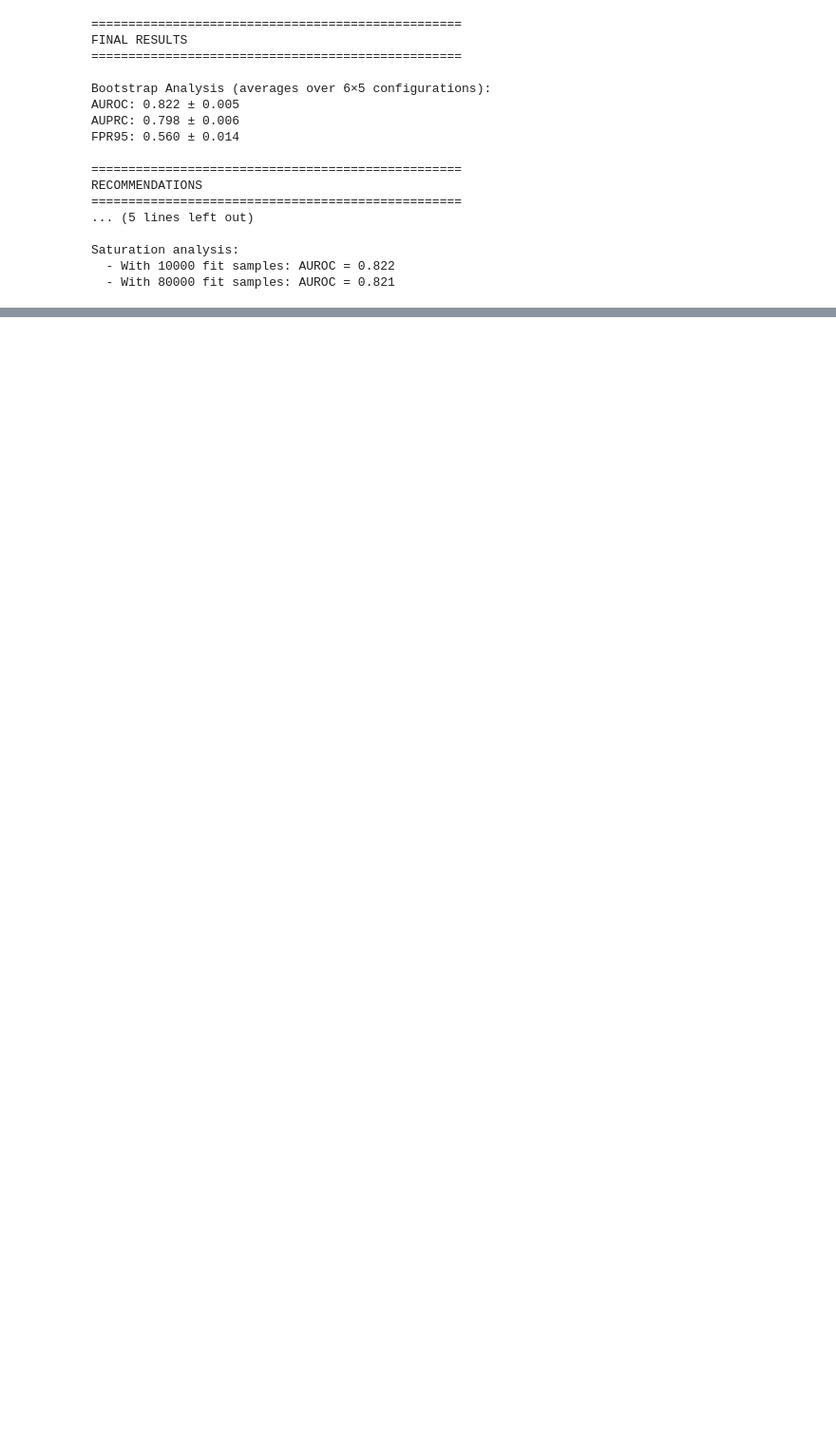
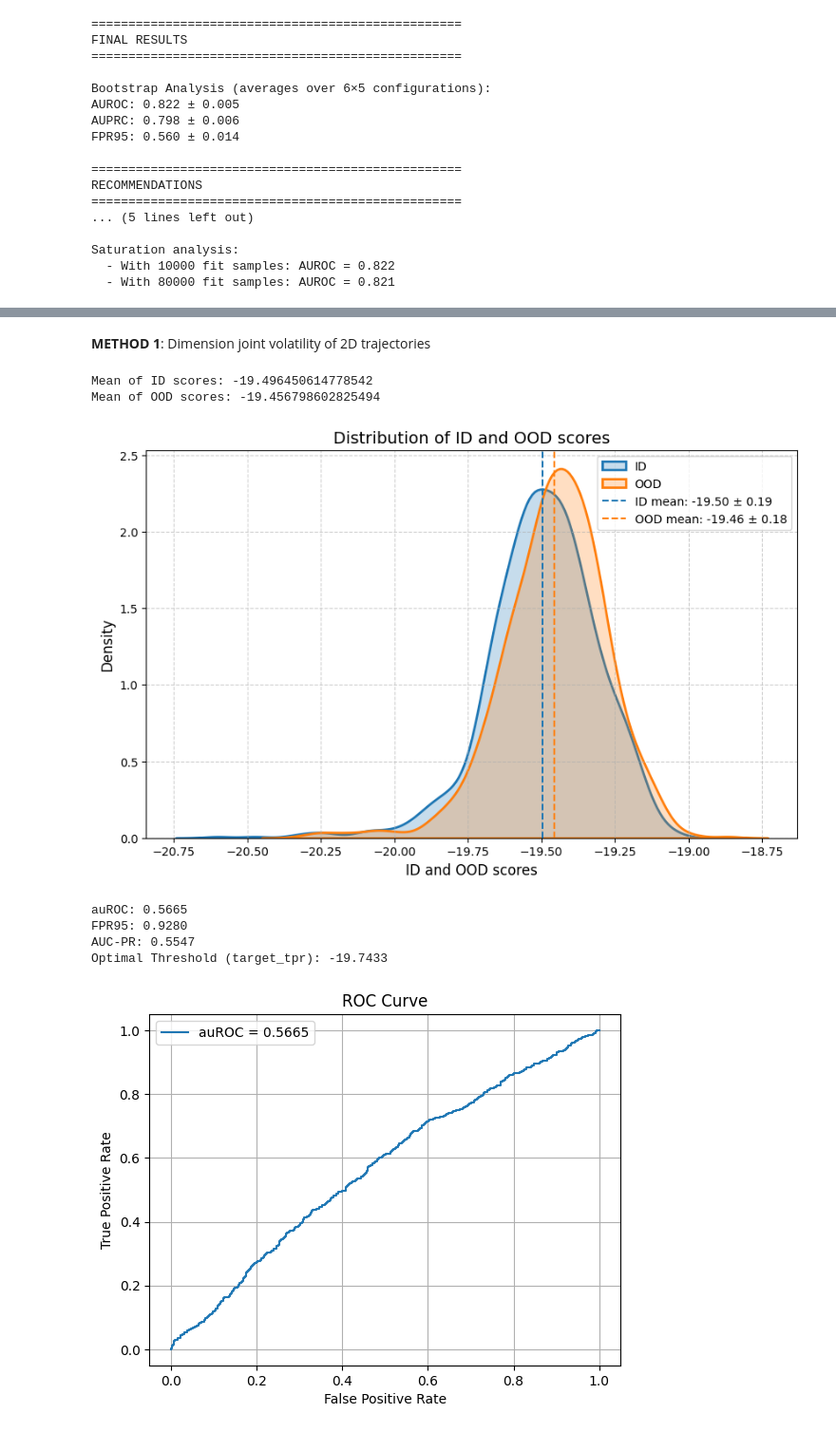
Before and after one commit to LilaR66/ood_for_hallucination_detection, a Jupyter notebook: notebooks/part2_analyze_results.ipynb, the cells around one changed output, grey strips where cells are left out. Shown at 95% size. Drawn from its saved outputs; the diff is of its cells as text; code cells hidden in the pictures; blank space fills up the shorter version.

```diff
--- a/notebooks/part2_analyze_results.ipynb
+++ b/notebooks/part2_analyze_results.ipynb
@@ -465,0 +561,57 @@ Saturation analysis:
+# %%
+# Extract 2D scores trajectories (avg_emb, last_emb, first_gen_emb
+# max_emb, feat_var_emb)
+# -----------------------------------
+emb_series = collect_layerwise_series(
+    layers=layers,
+    id_fit_data=id_fit_data,
+    id_test_data=id_test_data,
+    od_test_data=od_test_data,
+    group='hidden',
+    aggregation='last' + '_emb',
+)
+# %% [markdown]
+**METHOD 1**: Dimension joint volatility of 2D trajectories
+# %%
+# METHOD 1: Compute dimension joint volatility of 2D trajectories
+# ----------------------------------
+from src.trajectories.scalar_trajectories import compute_dimension_joint_volatility_2D
+
+scores_id  = - compute_dimension_joint_volatility_2D(emb_series['id_test'])  ### /.\ I put minus
+scores_ood = - compute_dimension_joint_volatility_2D(emb_series['od_test'])  ### /.\ I put minus
+
+print("Mean of ID scores:", np.mean(scores_id))
+print("Mean of OOD scores:", np.mean(scores_ood))
+# %% [output]
+Mean of ID scores: -19.496450614778542
+Mean of OOD scores: -19.456798602825494
+# %%
+# Plot ID and OOD score distributions
+# -----------------------------------
+from src.analysis.visualization import plot_score_distributions_kde, plot_score_distributions_hist
+plot_score_distributions_kde(
+    scores_id=scores_id,
+    scores_ood=scores_ood,
+    title="Distribution of ID and OOD scores",
+    xlabel="ID and OOD scores"
+    #save_path = f"{PLOT_DIR}densities{OUTPUT_TITLE}_k{k}.png"
+)
+
+# Compute metrics
+# -----------------------------------
+from src.analysis.evaluation import compute_metrics
+auroc, fpr95, auc_pr, fpr, tpr, thresholds, selected_threshold = compute_metrics(
+    scores_id=scores_id,
+    scores_ood=scores_ood,
+    plot=True,
+    threshold_strategy='target_tpr', # 'youden', 'target_tpr'
+    target_tpr = 0.95,
+    #save_path= f"{PLOT_DIR}roc{OUTPUT_TITLE}_k{k}.png"
+)
+# %% [output]
+[figure, added]
+auROC: 0.5665
+FPR95: 0.9280
+AUC-PR: 0.5547
+Optimal Threshold (target_tpr): -19.7433
+[figure, added]
```
Also changed, not shown: parts of 18 cells of this notebook, 4 other files.
